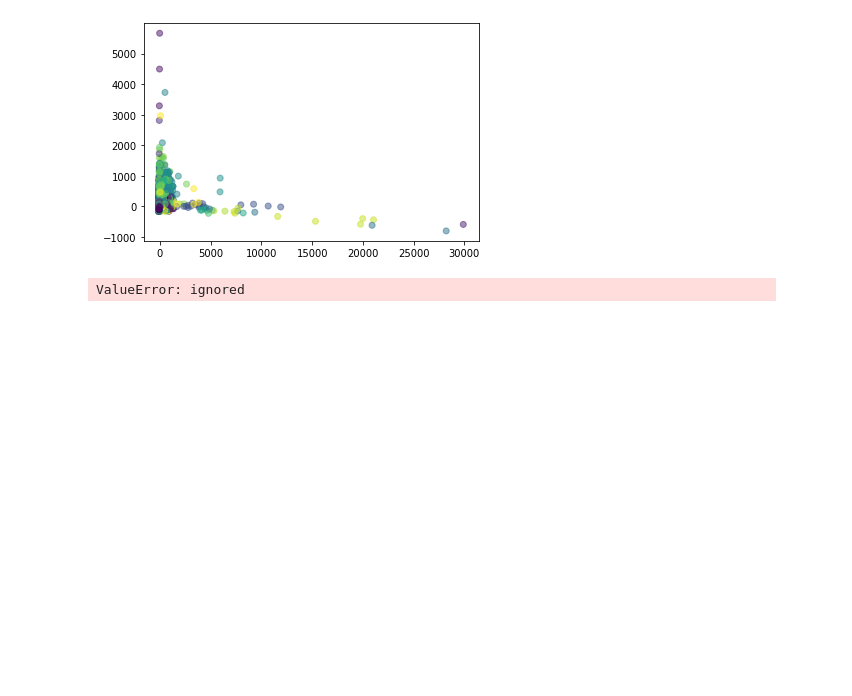
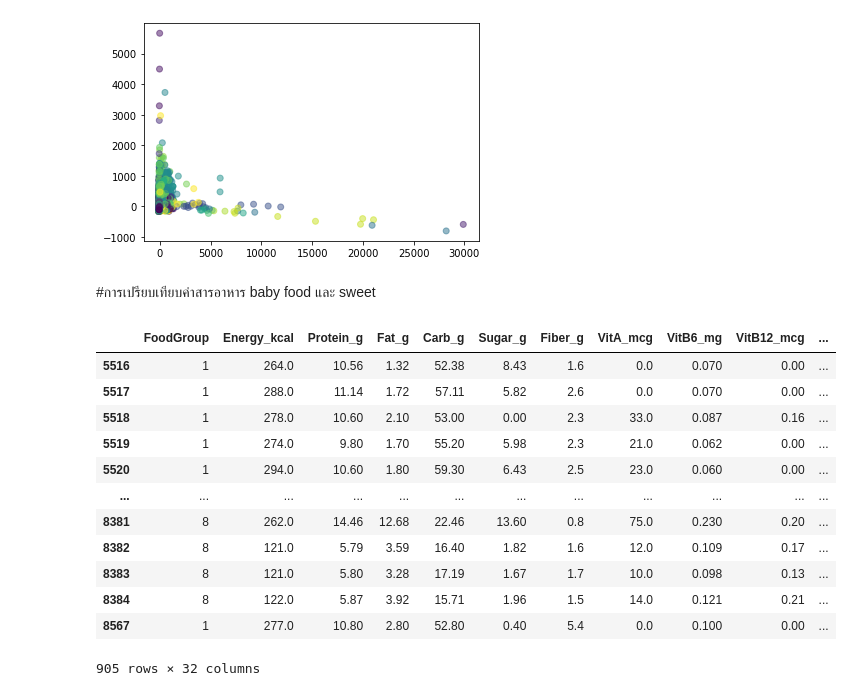
Before and after one commit to chalarm1405/multivariate, a Jupyter notebook: chapter_3_PCA.ipynb, the cells around one changed output. Saved outputs shown, nothing was run; the diff lists cells and outputs as text; code cells hidden in the pictures; blank space fills up the shorter version.

```diff
--- a/chapter_3_PCA.ipynb
+++ b/chapter_3_PCA.ipynb
@@ -676,8 +709,22 @@ plt.scatter(new_pca[:,0],new_pca[:,1],c = data_dropped2['FoodGroup'],alpha=0.5)
 # %% [output]
 <matplotlib.collections.PathCollection at 0x...>
 [figure]
+# %% [markdown]
+#การเปรียบเทียบค่าสารอาหาร baby food และ sweet
 # %%
-bb = data_dropped2[(data_dropped2['FoodGroup']=='Baby Foods') or (data_dropped2['FoodGroup']=='Sweets')]
+bb = data_dropped2[(data_dropped2['FoodGroup']==1) | (data_dropped2['FoodGroup']==8)] #ใช้ | และ &
 bb
 # %% [output]
+|  | FoodGroup | Energy_kcal | Protein_g | Fat_g | Carb_g | Sugar_g | Fiber_g | VitA_mcg | VitB6_mg | VitB12_mcg | ... |
+| 5516 | 1 | 264.0 | 10.56 | 1.32 | 52.38 | 8.43 | 1.6 | 0.0 | 0.070 | 0.00 | ... |
+| 5517 | 1 | 288.0 | 11.14 | 1.72 | 57.11 | 5.82 | 2.6 | 0.0 | 0.070 | 0.00 | ... |
+| 5518 | 1 | 278.0 | 10.60 | 2.10 | 53.00 | 0.00 | 2.3 | 33.0 | 0.087 | 0.16 | ... |
+| 5519 | 1 | 274.0 | 9.80 | 1.70 | 55.20 | 5.98 | 2.3 | 21.0 | 0.062 | 0.00 | ... |
+| 5520 | 1 | 294.0 | 10.60 | 1.80 | 59.30 | 6.43 | 2.5 | 23.0 | 0.060 | 0.00 | ... |
+| ... | ... | ... | ... | ... | ... | ... | ... | ... | ... | ... | ... |
+| 8381 | 8 | 262.0 | 14.46 | 12.68 | 22.46 | 13.60 | 0.8 | 75.0 | 0.230 | 0.20 | ... |
+| 8382 | 8 | 121.0 | 5.79 | 3.59 | 16.40 | 1.82 | 1.6 | 12.0 | 0.109 | 0.17 | ... |
+| 8383 | 8 | 121.0 | 5.80 | 3.28 | 17.19 | 1.67 | 1.7 | 10.0 | 0.098 | 0.13 | ... |
+| 8384 | 8 | 122.0 | 5.87 | 3.92 | 15.71 | 1.96 | 1.5 | 14.0 | 0.121 | 0.21 | ... |
+| 8567 | 1 | 277.0 | 10.80 | 2.80 | 52.80 | 0.40 | 5.4 | 0.0 | 0.100 | 0.00 | ... |
-ValueError: ignored
+905 rows × 32 columns
```
Also changed, not shown: parts of 6 cells of this notebook.
